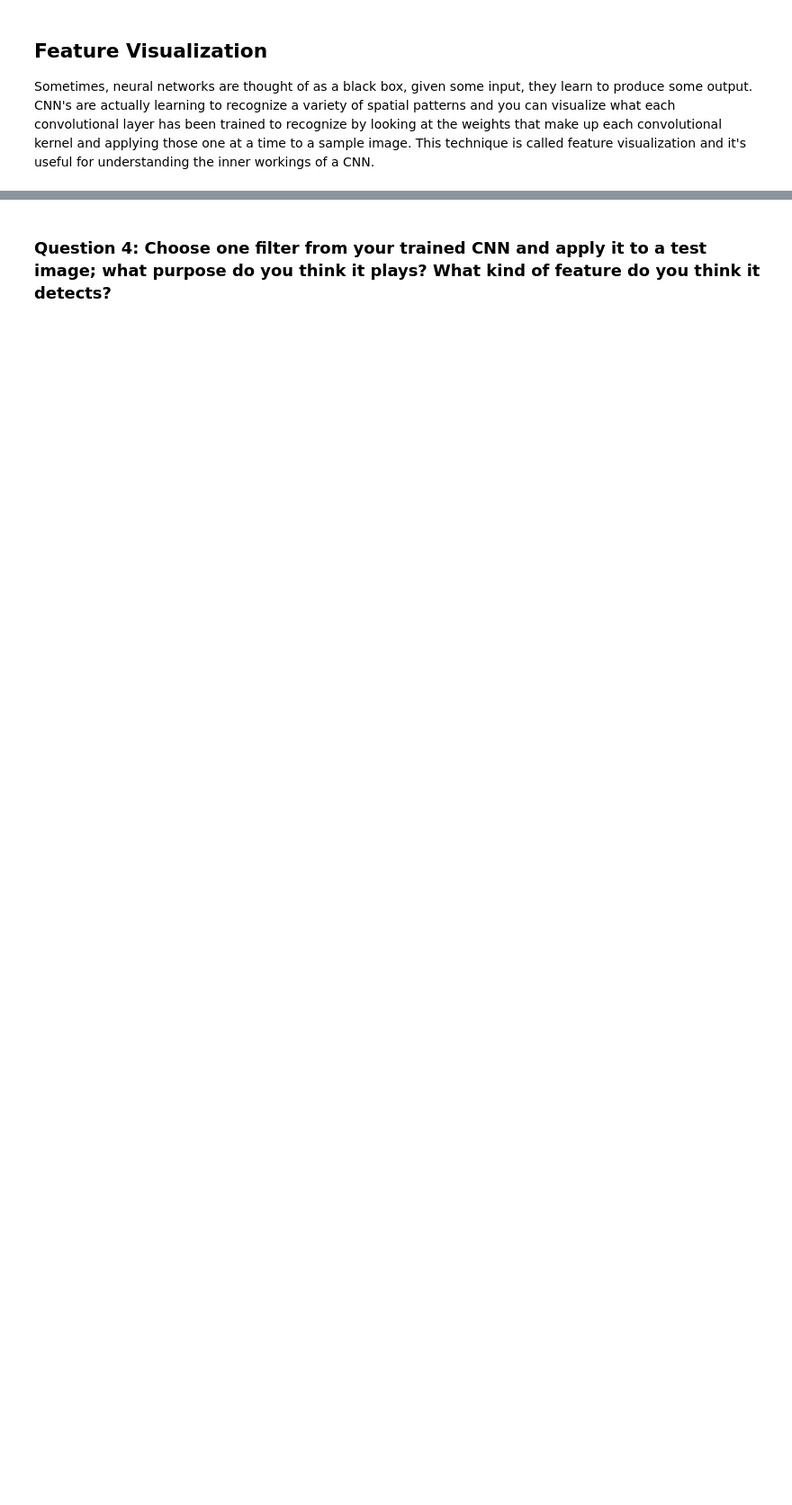
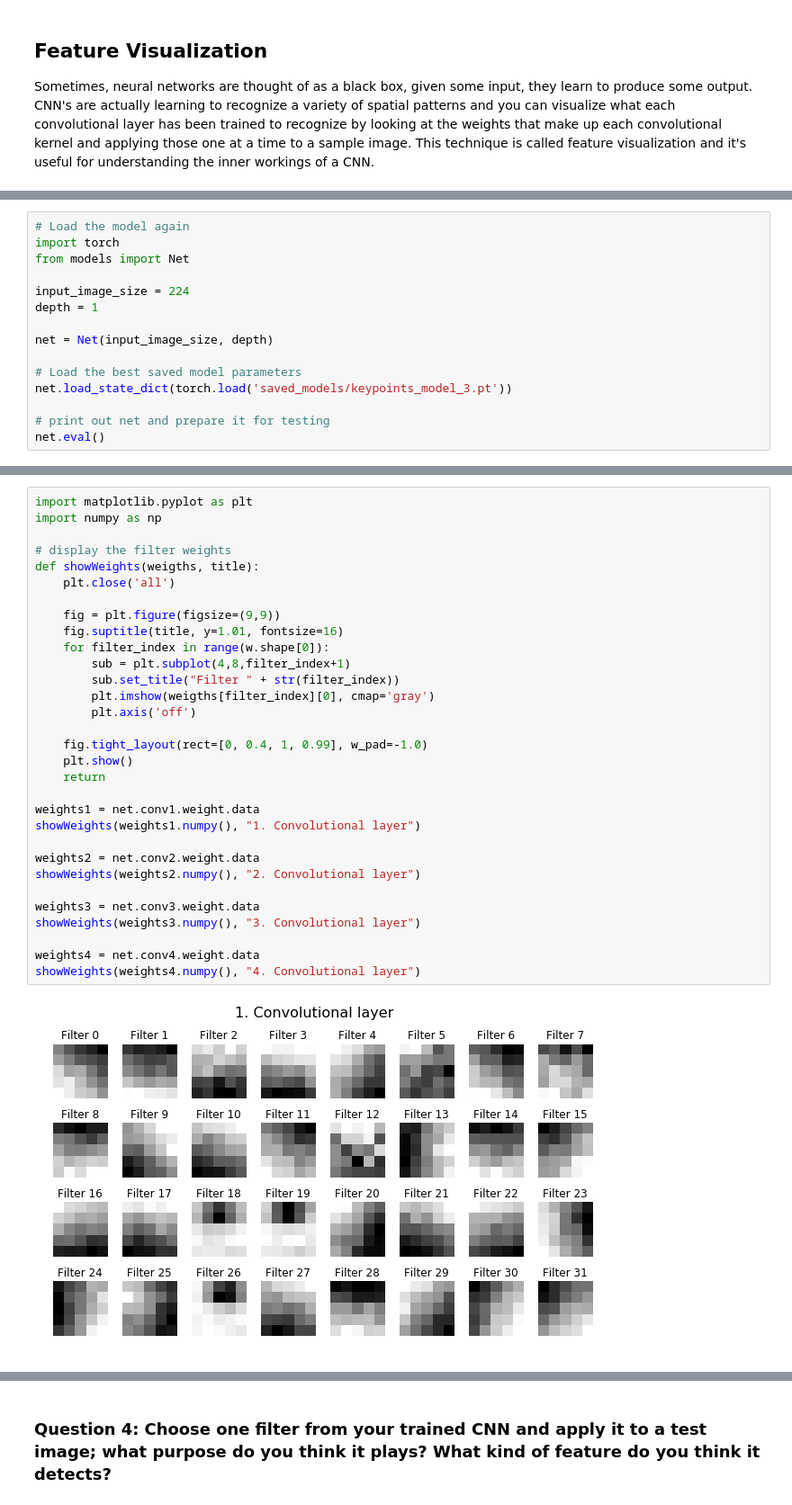
Before and after one commit to ChrisShepherd81/Facial-Keypoints, a Jupyter notebook: 2. Define the Network Architecture.ipynb, the cells around one changed output, grey strips where cells are left out. Shown at 90% size. Cells and saved outputs as stored; diff of their text form; blank space fills up the shorter version.

```diff
--- a/2. Define the Network Architecture.ipynb
+++ b/2. Define the Network Architecture.ipynb
@@ -496,0 +401,15 @@ plt.show()
+# %%
+# Load the model again
+import torch
+from models import Net
+
+input_image_size = 224
+depth = 1
+
+net = Net(input_image_size, depth)
+
+# Load the best saved model parameters
+net.load_state_dict(torch.load('saved_models/keypoints_model_3.pt'))
+
+# print out net and prepare it for testing
+net.eval()
@@ -496,0 +434,33 @@ plt.show()
+# %%
+import matplotlib.pyplot as plt
+import numpy as np
+
+# display the filter weights
+def showWeights(weigths, title):
+    plt.close('all')
+
+    fig = plt.figure(figsize=(9,9))
+    fig.suptitle(title, y=1.01, fontsize=16)
+    for filter_index in range(w.shape[0]):
+        sub = plt.subplot(4,8,filter_index+1)
+        sub.set_title("Filter " + str(filter_index))
+        plt.imshow(weigths[filter_index][0], cmap='gray')
+        plt.axis('off')
+
+    fig.tight_layout(rect=[0, 0.4, 1, 0.99], w_pad=-1.0)
+    plt.show()
+    return
+
+weights1 = net.conv1.weight.data
+showWeights(weights1.numpy(), "1. Convolutional layer")
+
+weights2 = net.conv2.weight.data
+showWeights(weights2.numpy(), "2. Convolutional layer")
+
+weights3 = net.conv3.weight.data
+showWeights(weights3.numpy(), "3. Convolutional layer")
+
+weights4 = net.conv4.weight.data
+showWeights(weights4.numpy(), "4. Convolutional layer")
+# %% [output]
+[figure, added]
```
Also changed, not shown: parts of 35 cells of this notebook, 1 other file.
